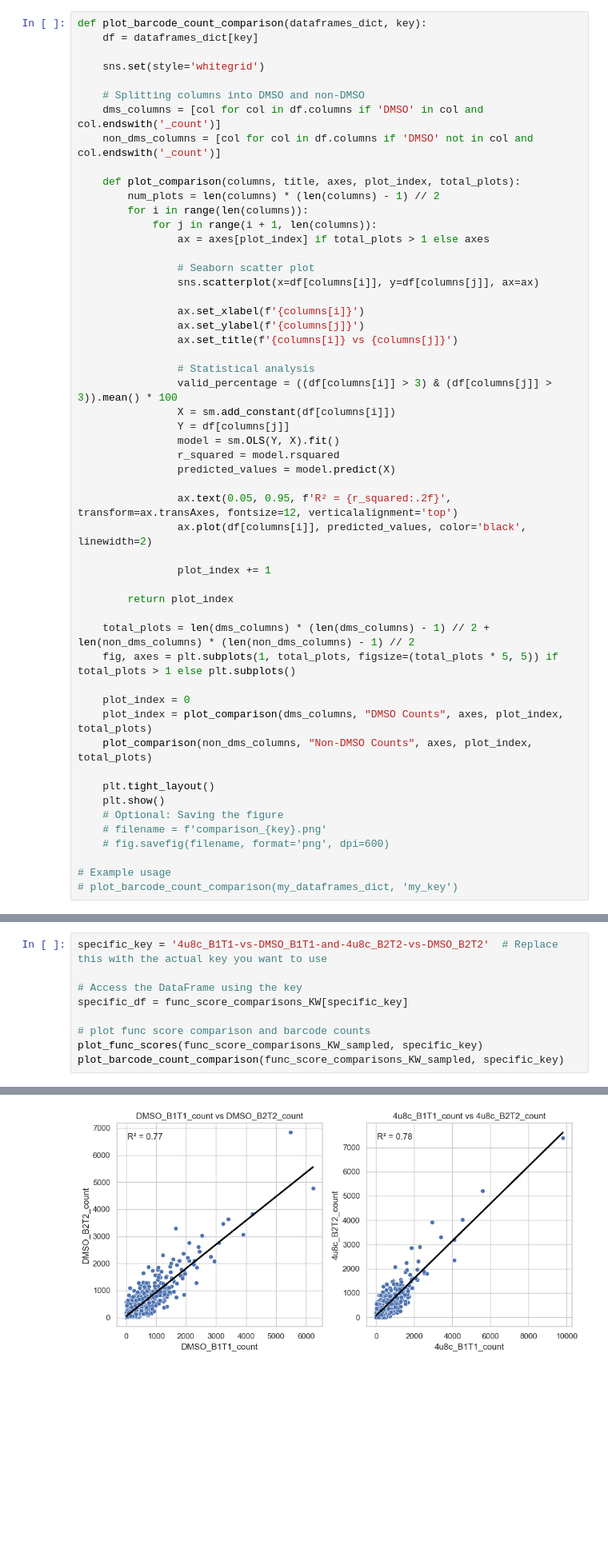
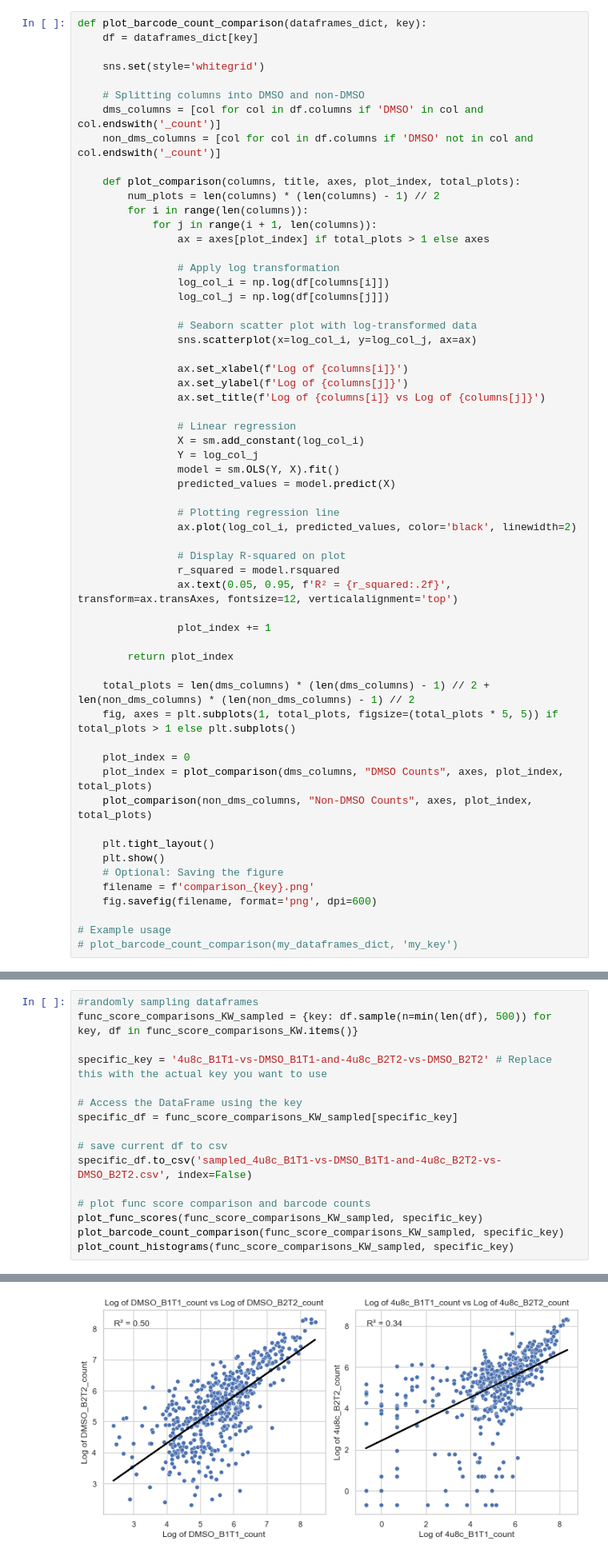
Before and after one commit to kwalcott97/kw_dms, a Jupyter notebook: Compare KW and BD func scores.ipynb, the cells around one changed output, grey strips where cells are left out. Shown at 80% size. Cells and saved outputs as stored; diff of their text form; blank space fills up the shorter version.

```diff
--- a/Compare KW and BD func scores.ipynb
+++ b/Compare KW and BD func scores.ipynb
@@ -359,23 +355,29 @@ def plot_barcode_count_comparison(dataframes_dict, key):
             for j in range(i + 1, len(columns)):
                 ax = axes[plot_index] if total_plots > 1 else axes
 
-                # Seaborn scatter plot
-                sns.scatterplot(x=df[columns[i]], y=df[columns[j]], ax=ax)
+                # Apply log transformation
+                log_col_i = np.log(df[columns[i]])
+                log_col_j = np.log(df[columns[j]])
 
-                ax.set_xlabel(f'{columns[i]}')
-                ax.set_ylabel(f'{columns[j]}')
-                ax.set_title(f'{columns[i]} vs {columns[j]}')
+                # Seaborn scatter plot with log-transformed data
+                sns.scatterplot(x=log_col_i, y=log_col_j, ax=ax)
 
-                # Statistical analysis
-                valid_percentage = ((df[columns[i]] > 3) & (df[columns[j]] > 3)).mean() * 100
-                X = sm.add_constant(df[columns[i]])
-                Y = df[columns[j]]
+                ax.set_xlabel(f'Log of {columns[i]}')
+                ax.set_ylabel(f'Log of {columns[j]}')
+                ax.set_title(f'Log of {columns[i]} vs Log of {columns[j]}')
+
+                # Linear regression
+                X = sm.add_constant(log_col_i)
+                Y = log_col_j
                 model = sm.OLS(Y, X).fit()
-                r_squared = model.rsquared
                 predicted_values = model.predict(X)
 
+                # Plotting regression line
+                ax.plot(log_col_i, predicted_values, color='black', linewidth=2)
+
+                # Display R-squared on plot
+                r_squared = model.rsquared
                 ax.text(0.05, 0.95, f'R² = {r_squared:.2f}', transform=ax.transAxes, fontsize=12, verticalalignment='top')
-                ax.plot(df[columns[i]], predicted_values, color='black', linewidth=2)
 
                 plot_index += 1
 
@@ -391,8 +393,8 @@ def plot_barcode_count_comparison(dataframes_dict, key):
     plt.tight_layout()
     plt.show()
     # Optional: Saving the figure
-    # filename = f'comparison_{key}.png'
-    # fig.savefig(filename, format='png', dpi=600)
+    filename = f'comparison_{key}.png'
+    fig.savefig(filename, format='png', dpi=600)
 
 # Example usage
 # plot_barcode_count_comparison(my_dataframes_dict, 'my_key')
@@ -491,10 +490,17 @@ Index(['barcode', 'DMSO_B1T1_count', 'library', 'codon_substitutions', 'aa_subst
 # %%
-specific_key = '4u8c_B1T1-vs-DMSO_B1T1-and-4u8c_B2T2-vs-DMSO_B2T2'  # Replace this with the actual key you want to use
+#randomly sampling dataframes
+func_score_comparisons_KW_sampled = {key: df.sample(n=min(len(df), 500)) for key, df in func_score_comparisons_KW.items()}
+
+specific_key = '4u8c_B1T1-vs-DMSO_B1T1-and-4u8c_B2T2-vs-DMSO_B2T2' # Replace this with the actual key you want to use
 
 # Access the DataFrame using the key
-specific_df = func_score_comparisons_KW[specific_key]
+specific_df = func_score_comparisons_KW_sampled[specific_key]
+
+# save current df to csv
+specific_df.to_csv('sampled_4u8c_B1T1-vs-DMSO_B1T1-and-4u8c_B2T2-vs-DMSO_B2T2.csv', index=False)
 
 # plot func score comparison and barcode counts
 plot_func_scores(func_score_comparisons_KW_sampled, specific_key)
 plot_barcode_count_comparison(func_score_comparisons_KW_sampled, specific_key)
+plot_count_histograms(func_score_comparisons_KW_sampled, specific_key)
 # %% [output]
@@ -502 +508 @@ plot_barcode_count_comparison(func_score_comparisons_KW_sampled, specific_key)
-[figure, old version]
+[figure, new version]
```
Also changed, not shown: parts of 13 cells of this notebook, 1 other file.
